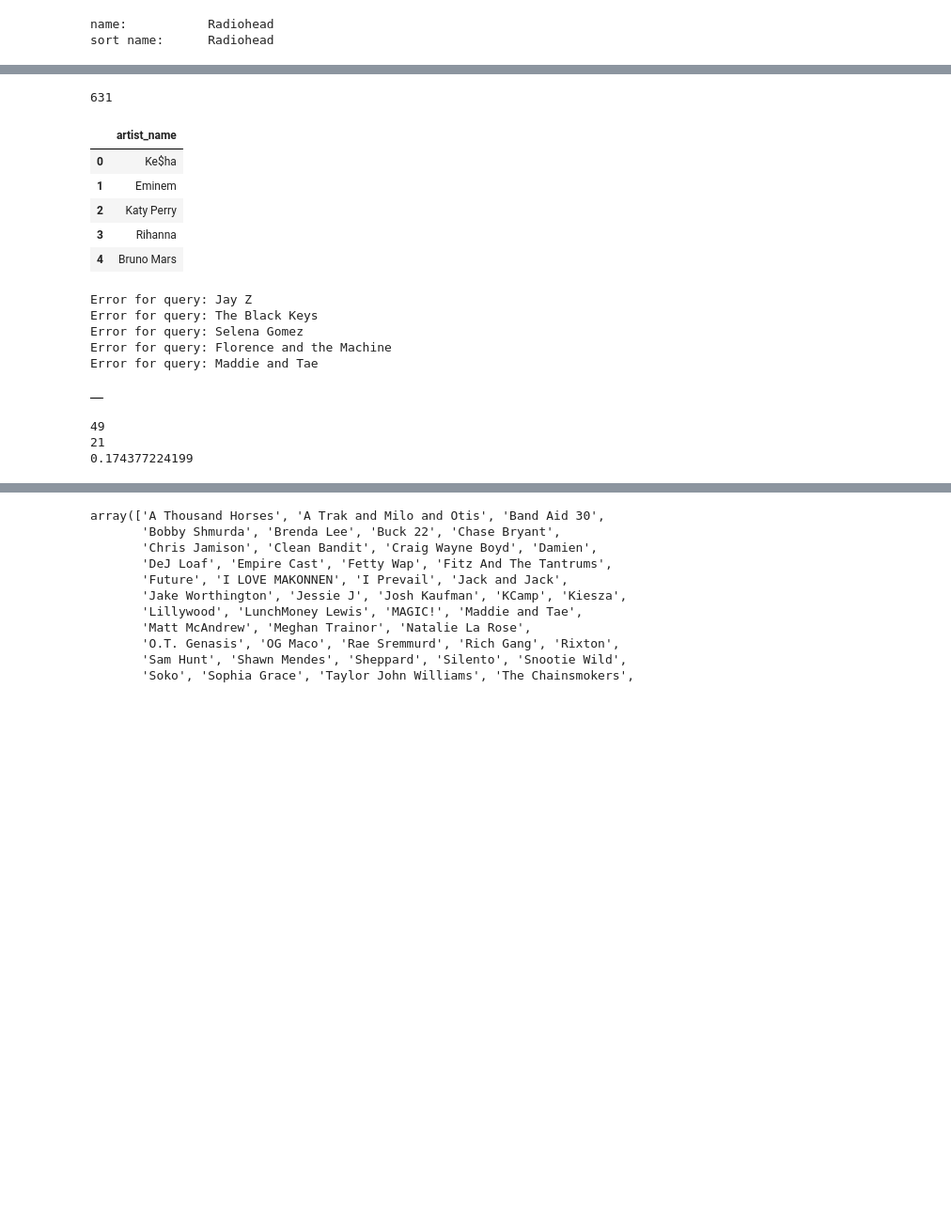
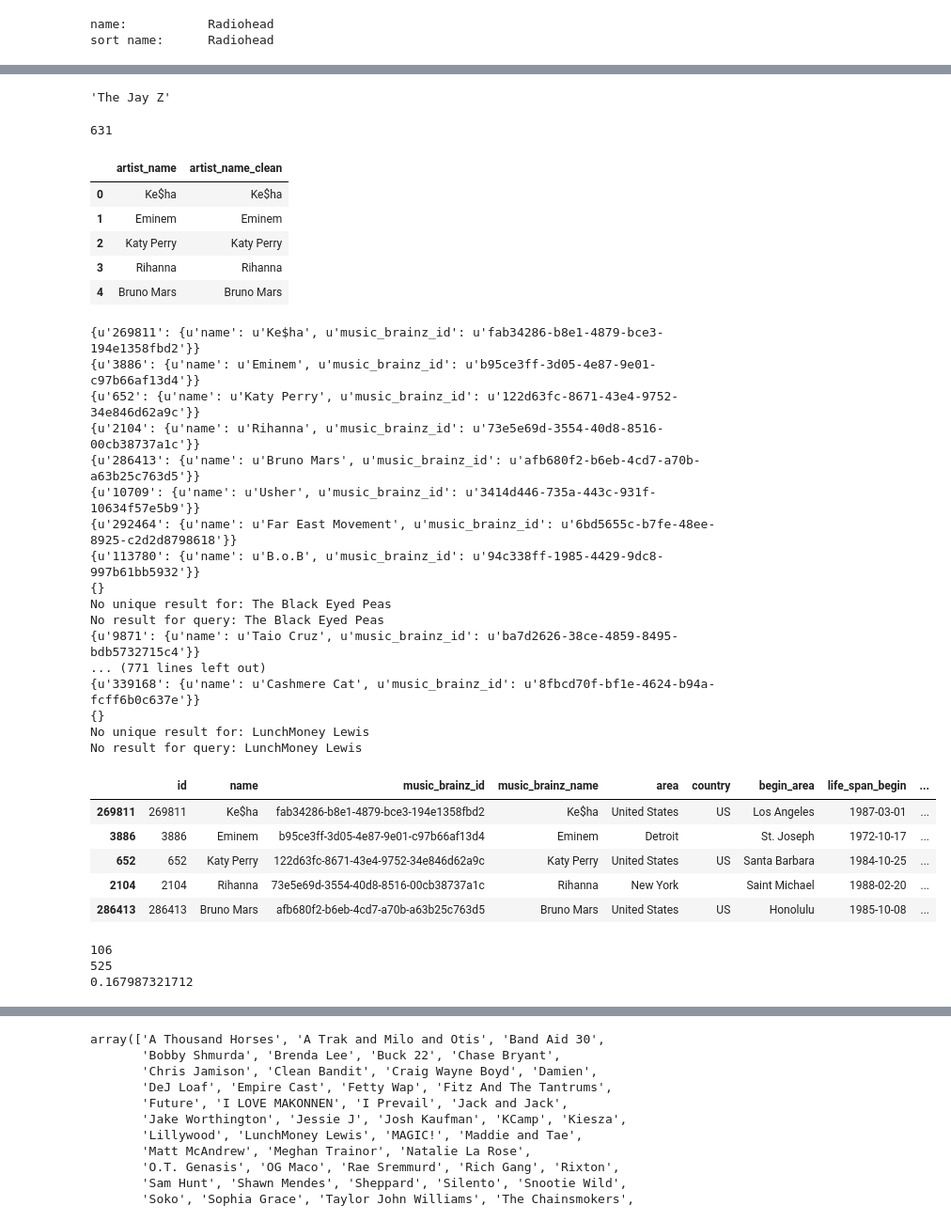
Before and after one commit to trxw/CDIPS_PandoraTeam, a Jupyter notebook: nextbigsound/nbs_api.ipynb, the cells around one changed output, grey strips where cells are left out. Shown at 94% size. Saved outputs shown, nothing was run; the diff lists cells and outputs as text; code cells hidden in the pictures; blank space fills up the shorter version.

```diff
--- a/nextbigsound/nbs_api.ipynb
+++ b/nextbigsound/nbs_api.ipynb
@@ -76,8 +77,8 @@ import hashlib
 from nbs_api import API
 import json
 
-api = API("nbsmobile")
-#api = API("swahl")
+#api = API("nbsmobile")
+api = API("swahl")
 # %%
 # search artist
 resp = json.loads(api.artistSearch("Radiohead"))
@@ -119,16 +139,33 @@ TypeError: string indices must be integers
+# %%
+import re
+def cleanName(name):
+    s = name
+    if ', The' in s:
+        s = 'The ' + s[:-5]
+    r = re.compile(r"-")
+    s = r.sub(" ", s)
+    #r = re.compile(r"[+&]")
+    #fix_bad[i] = r.sub("and", fix_bad[i])
+    return s
+
+cleanName('Jay-Z, The')
+# %% [output]
+'The Jay Z'
 # %%
 # use artists from
 artist_names = pd.DataFrame.from_csv('../billboard/billboard_artist_names_2010_15.csv')
 print len(artist_names)
 artist_names.head()
+artist_names['artist_name_clean'] = artist_names.artist_name.apply(cleanName)
+artist_names.head()
 # %% [output]
 631
-|  | artist_name |
-| 0 | Ke$ha |
-| 1 | Eminem |
-| 2 | Katy Perry |
-| 3 | Rihanna |
-| 4 | Bruno Mars |
+|  | artist_name | artist_name_clean |
+| 0 | Ke$ha | Ke$ha |
+| 1 | Eminem | Eminem |
+| 2 | Katy Perry | Katy Perry |
+| 3 | Rihanna | Rihanna |
+| 4 | Bruno Mars | Bruno Mars |
 # %%
 # combined nbs + musicbrainz aritist table
 # Currently losing about half of the queries to key errors and non-unique results
@@ -142,8 +179,8 @@ import musicbrainzngs
 import sys
 #api = API("nbsmobile")
 
-queries = ['Jay Z', 'The Black Keys','Selena Gomez','Florence and the Machine', 'Maddie and Tae']
-#queries = artist_names.artist_name.unique()
+#queries = ['Jay Z', 'The Black Keys','Selena Gomez','Florence and the Machine', 'Maddie and Tae']
+queries = artist_names.artist_name_clean.unique()
 #queries = fix_bad
 bad_queries = []
 
@@ -220,47 +257,66 @@ for query in queries:
                 gencols = []
                 genlist = []
                 for i in (np.arange(5)+1):
                     gencols += ['genre'+str(i)]
                     try:
                         genlist += [genres.pop()['name']]
                     except:
                         genlist += ['']
 
                 acols = ['id','name','music_brainz_id','music_brainz_name',
                         'area','country','begin_area','life_span_begin',
                         'music_brainz_type','isni_list']+gencols
                 art = pd.DataFrame([[nbs_id,nbs_name,mbz_id,mbz_name,
                                     area,country,begin_area,life_span_begin,
                                    mbz_type,isni_list]+genlist],columns=acols,index=[nbs_id])
                 artists = artists.append(art)
         else:
             print "No unique result for:", query
             bad_queries.append(query)
 
     except:
         print "Error for query:", query
         bad_queries.append(query)
     else:
         if len(filtresp) == 0:
             print "No result for query:", query
             bad_queries.append(query)
 
+# convert dates
+artists.life_span_begin = pd.to_datetime(artists.life_span_begin)
 artists.head()
 # %% [output]
-Error for query: Jay Z
-Error for query: The Black Keys
-Error for query: Selena Gomez
-Error for query: Florence and the Machine
-Error for query: Maddie and Tae
+{u'269811': {u'name': u'Ke$ha', u'music_brainz_id': u'fab34286-b8e1-4879-bce3-194e1358fbd2'}}
+{u'3886': {u'name': u'Eminem', u'music_brainz_id': u'b95ce3ff-3d05-4e87-9e01-c97b66af13d4'}}
+{u'652': {u'name': u'Katy Perry', u'music_brainz_id': u'122d63fc-8671-43e4-9752-34e846d62a9c'}}
+{u'2104': {u'name': u'Rihanna', u'music_brainz_id': u'73e5e69d-3554-40d8-8516-00cb38737a1c'}}
+{u'286413': {u'name': u'Bruno Mars', u'music_brainz_id': u'afb680f2-b6eb-4cd7-a70b-a63b25c763d5'}}
+{u'10709': {u'name': u'Usher', u'music_brainz_id': u'3414d446-735a-443c-931f-10634f57e5b9'}}
+{u'292464': {u'name': u'Far East Movement', u'music_brainz_id': u'6bd5655c-b7fe-48ee-8925-c2d2d8798618'}}
+{u'113780': {u'name': u'B.o.B', u'music_brainz_id': u'94c338ff-1985-4429-9dc8-997b61bb5932'}}
+{}
+No unique result for: The Black Eyed Peas
+No result for query: The Black Eyed Peas
+{u'9871': {u'name': u'Taio Cruz', u'music_brainz_id': u'ba7d2626-38ce-4859-8495-bdb5732715c4'}}
+... (771 lines left out)
+{u'339168': {u'name': u'Cashmere Cat', u'music_brainz_id': u'8fbcd70f-bf1e-4624-b94a-fcff6b0c637e'}}
+{}
+No unique result for: LunchMoney Lewis
+No result for query: LunchMoney Lewis
-|  |
+|  | id | name | music_brainz_id | music_brainz_name | area | country | begin_area | life_span_begin | ... |
+| 269811 | 269811 | Ke$ha | fab34286-b8e1-4879-bce3-194e1358fbd2 | Ke$ha | United States | US | Los Angeles | 1987-03-01 | ... |
+| 3886 | 3886 | Eminem | b95ce3ff-3d05-4e87-9e01-c97b66af13d4 | Eminem | Detroit |  | St. Joseph | 1972-10-17 | ... |
+| 652 | 652 | Katy Perry | 122d63fc-8671-43e4-9752-34e846d62a9c | Katy Perry | United States | US | Santa Barbara | 1984-10-25 | ... |
+| 2104 | 2104 | Rihanna | 73e5e69d-3554-40d8-8516-00cb38737a1c | Rihanna | New York |  | Saint Michael | 1988-02-20 | ... |
+| 286413 | 286413 | Bruno Mars | afb680f2-b6eb-4cd7-a70b-a63b25c763d5 | Bruno Mars | United States | US | Honolulu | 1985-10-08 | ... |
 # %%
 print len(np.unique(bad_queries))
 print len(artists)
 print (1.0*len(np.unique(bad_queries))) / len(artist_names)
 # %% [output]
-49
-21
-0.174377224199
+106
+525
+0.167987321712
 # %%
 saved_bad = np.unique(bad_queries)
 saved_bad
```
Also changed, not shown: parts of 9 cells of this notebook, 26 other files.
